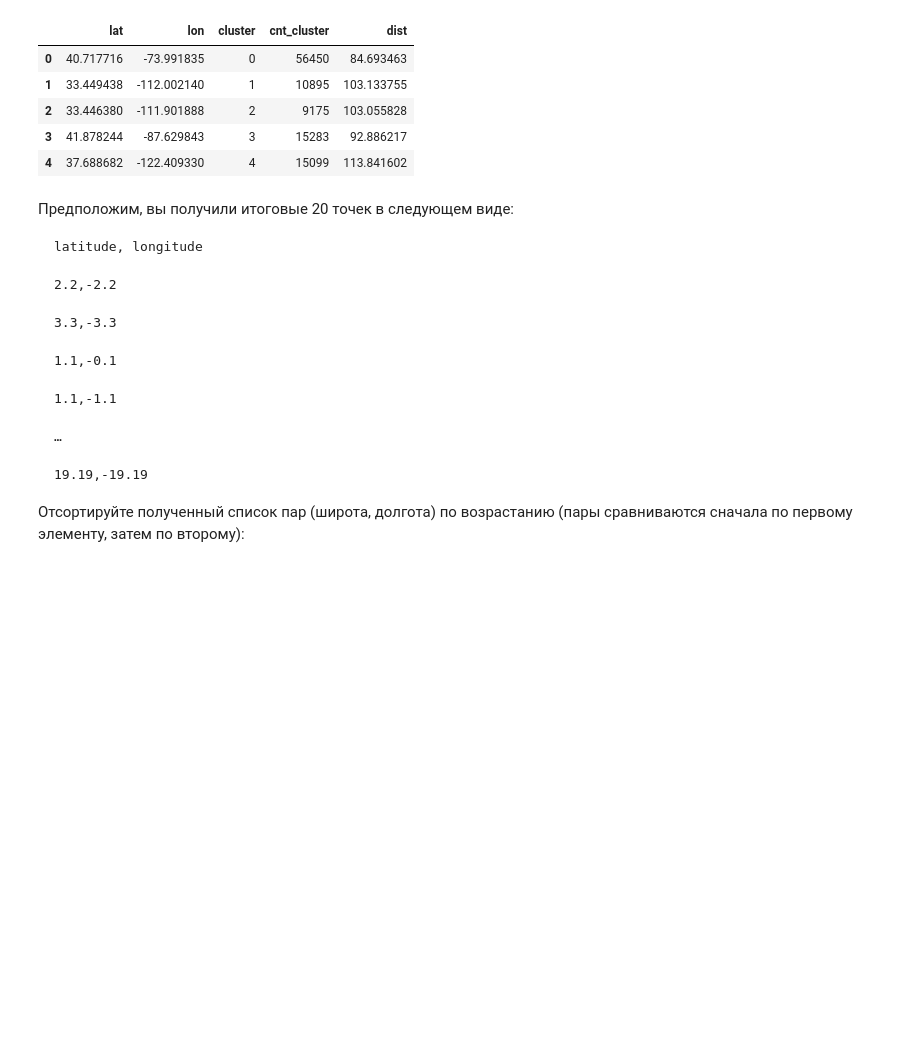
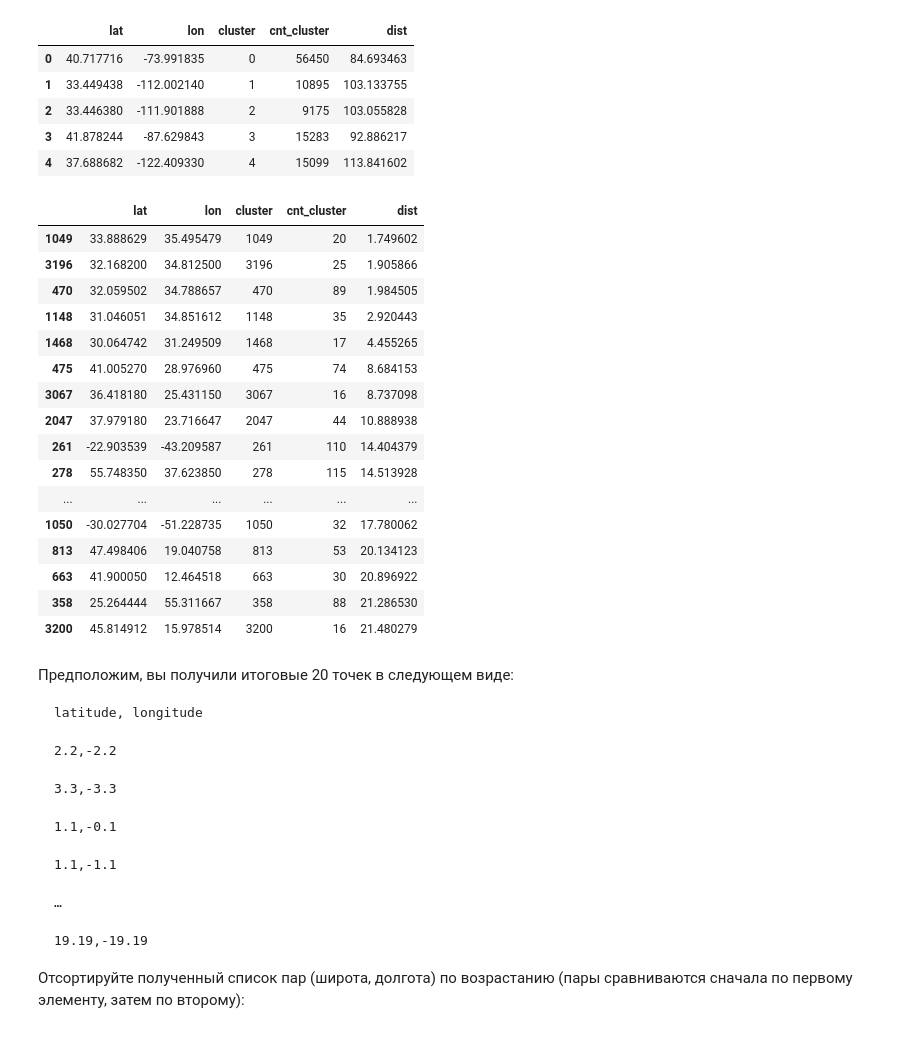
Before and after one commit to kirrlix1994/specialization_yandex_and_mipt, a Jupyter notebook: 3-unsupervised-learning/assignments/1_cluster.ipynb, the cells around one changed output. Cells and saved outputs as stored; diff of their text form; code cells hidden in the pictures; blank space fills up the shorter version.

```diff
--- a/3-unsupervised-learning/assignments/1_cluster.ipynb
+++ b/3-unsupervised-learning/assignments/1_cluster.ipynb
@@ -240,7 +236,26 @@ centr_1.head()
 | 4 | 37.688682 | -122.409330 | 4 | 15099 | 113.841602 |
 # %%
 # select top 20:
-centr_1
+top_20_clusters = centr_1.sort_values(by=['dist'], ascending=True).head(20)
+top_20_clusters
+# %% [output]
+|  | lat | lon | cluster | cnt_cluster | dist |
+| 1049 | 33.888629 | 35.495479 | 1049 | 20 | 1.749602 |
+| 3196 | 32.168200 | 34.812500 | 3196 | 25 | 1.905866 |
+| 470 | 32.059502 | 34.788657 | 470 | 89 | 1.984505 |
+| 1148 | 31.046051 | 34.851612 | 1148 | 35 | 2.920443 |
+| 1468 | 30.064742 | 31.249509 | 1468 | 17 | 4.455265 |
+| 475 | 41.005270 | 28.976960 | 475 | 74 | 8.684153 |
+| 3067 | 36.418180 | 25.431150 | 3067 | 16 | 8.737098 |
+| 2047 | 37.979180 | 23.716647 | 2047 | 44 | 10.888938 |
+| 261 | -22.903539 | -43.209587 | 261 | 110 | 14.404379 |
+| 278 | 55.748350 | 37.623850 | 278 | 115 | 14.513928 |
+| ... | ... | ... | ... | ... | ... |
+| 1050 | -30.027704 | -51.228735 | 1050 | 32 | 17.780062 |
+| 813 | 47.498406 | 19.040758 | 813 | 53 | 20.134123 |
+| 663 | 41.900050 | 12.464518 | 663 | 30 | 20.896922 |
+| 358 | 25.264444 | 55.311667 | 358 | 88 | 21.286530 |
+| 3200 | 45.814912 | 15.978514 | 3200 | 16 | 21.480279 |
 # %% [markdown]
 Предположим, вы получили итоговые 20 точек в следующем виде:
 
```
Also changed, not shown: parts of 6 cells of this notebook, 1 other file.
